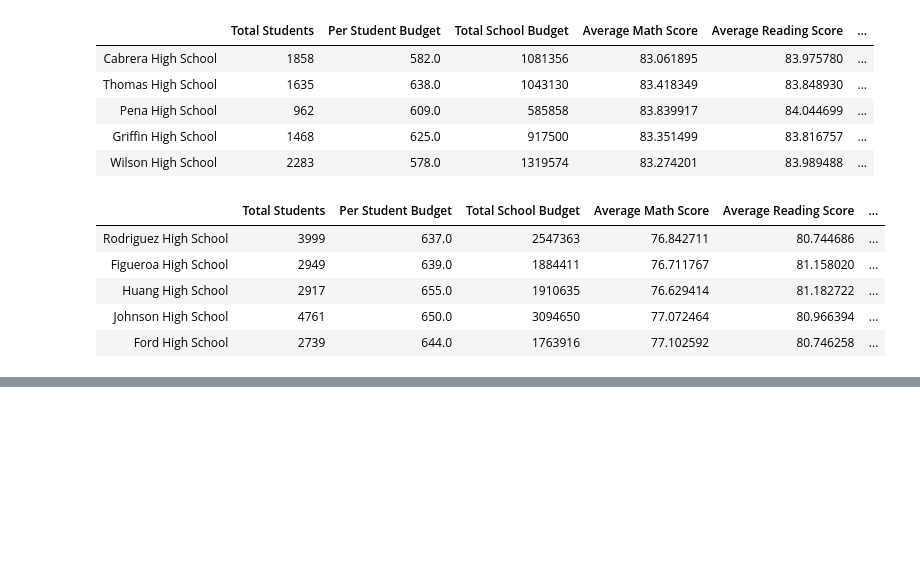
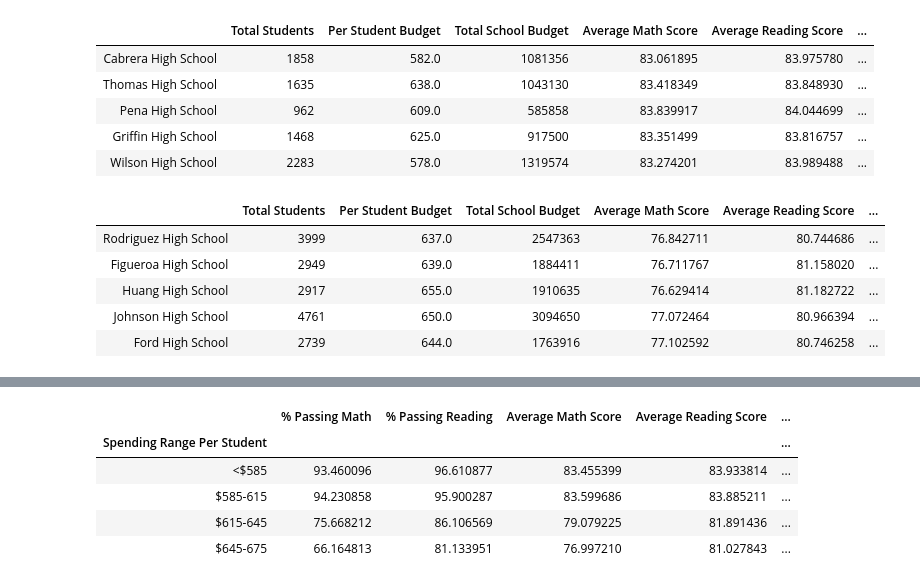
Before and after one commit to roayahelal/Columbia_BootCamp_GitHub_Submissions, a Jupyter notebook: WEEK 4 - Pandas/Pandas-Challange/PyCitySchools/RH-Solution.ipynb, the cells around one changed output, grey strips where cells are left out. Cells and saved outputs as stored; diff of their text form; code cells hidden in the pictures; blank space fills up the shorter version.

```diff
--- a/WEEK 4 - Pandas/Pandas-Challange/PyCitySchools/RH-Solution.ipynb
+++ b/WEEK 4 - Pandas/Pandas-Challange/PyCitySchools/RH-Solution.ipynb
@@ -96,7 +97,7 @@ school_display = schools_data.set_index("school_name")
 
 
 #School Type
-school_type = school_data_complete.set_index("school_name").groupby("type")
+school_type = schools_data.set_index("school_name")["type"]
 
 #Total Students
 total_students = by_school_name["Student ID"].count()
@@ -118,17 +119,19 @@ avg_reading = by_school_name["reading_score"].mean()
 #% Passing Math
 
 passing_math = by_school_name["math_pass_indicator"].sum()
-perc_math = passing_math / total_students
+perc_math = (passing_math / total_students)*100
 
 
 #% Passing Reading
 
 passing_reading = by_school_name["reading_pass_indicator"].sum()
-perc_reading = passing_reading / total_students
+perc_reading = (passing_reading / total_students)*100
 
 #Overall Passing Rate (Average of the above two)
 
 overall = (perc_math + perc_reading)/2
+
+
 
 school_summary = pd.DataFrame({
     "Total Students": total_students,
@@ -138,7 +141,8 @@ school_summary = pd.DataFrame({
     "Average Reading Score": avg_reading,
     '% Passing Math': perc_math,
     '% Passing Reading': perc_reading,
-    "Overall Passing Rate": overall
+    "Overall Passing Rate": overall,
+    "Type": school_type
 })
 
 
@@ -205,11 +247,28 @@ by_grades_pivot.head()
 # %%
 #Scores by School Spending
+bins = [0,585, 615, 645, 675]
+group_labels = ["<$585", "$585-615", "$615-645", "$645-675"]
 
 #Create a table that breaks down school performances based on average Spending Ranges (Per Student). Use 4 reasonable bins to group school spending. Include in the table each of the following:
+
 #Average Math Score
 #Average Reading Score
 #Passing Math
 #Passing Reading
 #Overall Passing Rate (Average of the above two)
-size_bins = [0, 1000, 2000, 5000]
-group_names = ["Small (<1000)", "Medium (1000-2000)", "Large (2000-5000)"]
+
+school_summary["Spending Range Per Student"] = pd.cut(school_summary["Per Student Budget"], bins, labels=group_labels)
+
+Scores_by_school_spending = school_summary[["Spending Range Per Student", "Average Math Score","Average Reading Score",
+                "% Passing Math", "% Passing Reading","Overall Passing Rate"]]
+
+school_spending_ranges = pd.pivot_table(Scores_by_school_spending, index=(["Spending Range Per Student"]),aggfunc=np.mean)
+
+school_spending_ranges.head()
+# %% [output]
+|  | % Passing Math | % Passing Reading | Average Math Score | Average Reading Score | ... |
+| Spending Range Per Student |  |  |  |  | ... |
+| <$585 | 93.460096 | 96.610877 | 83.455399 | 83.933814 | ... |
+| $585-615 | 94.230858 | 95.900287 | 83.599686 | 83.885211 | ... |
+| $615-645 | 75.668212 | 86.106569 | 79.079225 | 81.891436 | ... |
+| $645-675 | 66.164813 | 81.133951 | 76.997210 | 81.027843 | ... |
```
Also changed, not shown: parts of 10 cells of this notebook, 1 other file.
